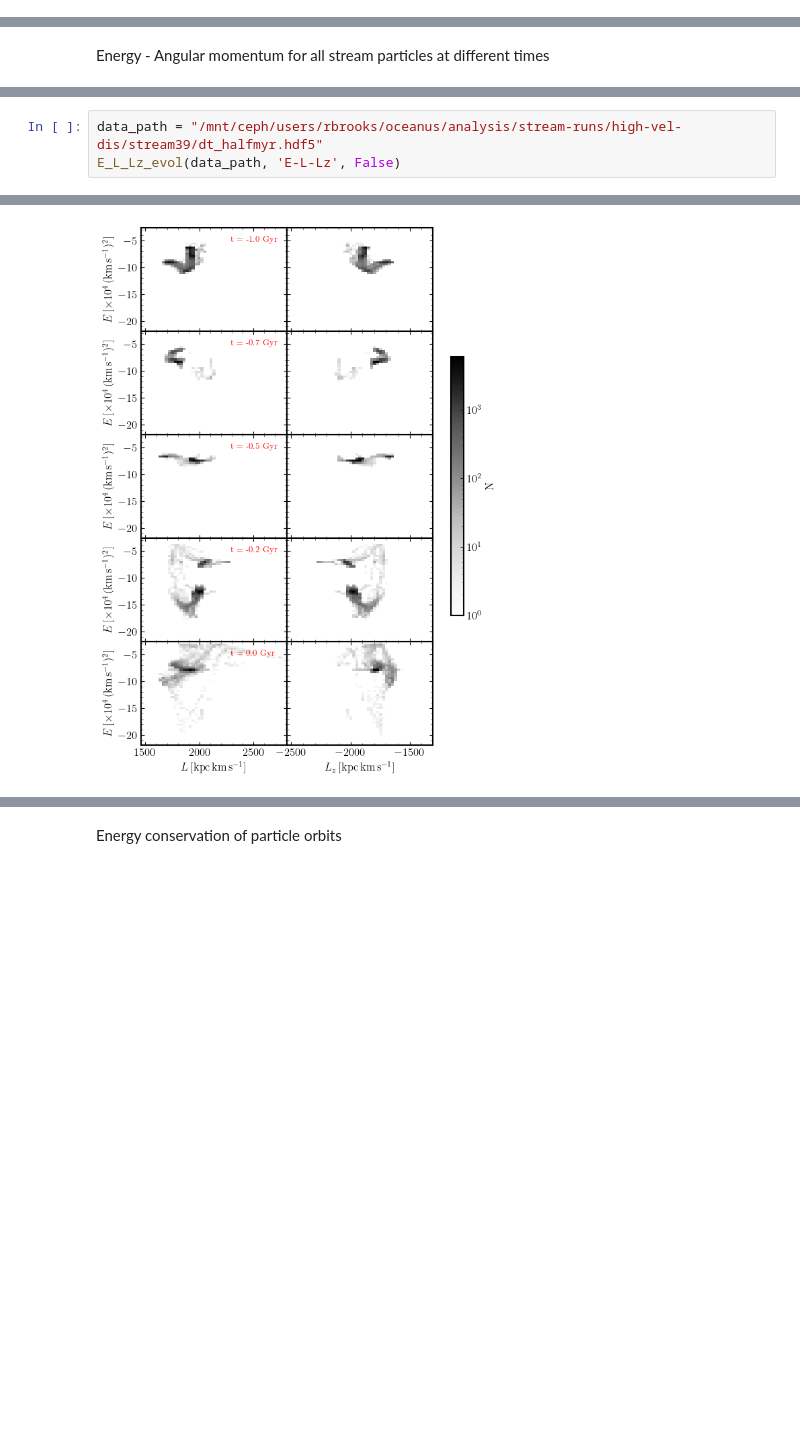
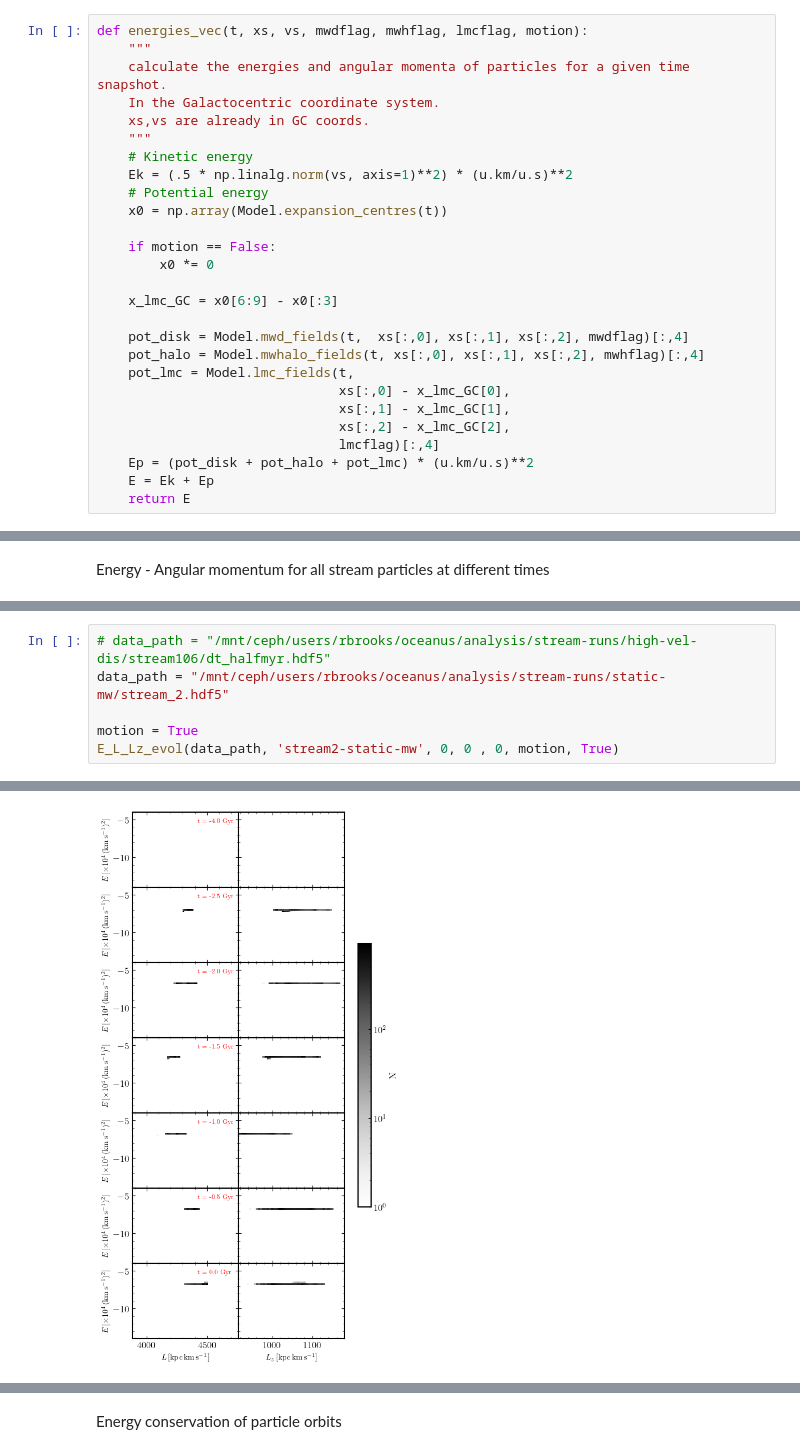
Before and after one commit to dc-broo3/oceanus, a Jupyter notebook: analysis/disc-numerics.ipynb, the cells around one changed output, grey strips where cells are left out. Drawn from its saved outputs; the diff is of its cells as text; blank space fills up the shorter version.

Commit message:
Correctly calculating the energies in the Galactocentric frame of refernce.

```diff
--- a/analysis/disc-numerics.ipynb
+++ b/analysis/disc-numerics.ipynb
@@ -35,6 +35,33 @@ cylcoefs::read_simple_coef_file: reading coefficients from file . . . success!!
 sphcache::read_sph_cache: trying to read cached table . . . success!!
 sphcache::read_sph_cache: trying to read cached table . . . success!!
 cylcache::read_cyl_cache: trying to read cached table . . . success!!
+# %%
+def energies_vec(t, xs, vs, mwdflag, mwhflag, lmcflag, motion):
+    """
+    calculate the energies and angular momenta of particles for a given time snapshot.
+    In the Galactocentric coordinate system.
+    xs,vs are already in GC coords.
+    """
+    # Kinetic energy
+    Ek = (.5 * np.linalg.norm(vs, axis=1)**2) * (u.km/u.s)**2
+    # Potential energy
+    x0 = np.array(Model.expansion_centres(t))
+
+    if motion == False:
+        x0 *= 0
+
+    x_lmc_GC = x0[6:9] - x0[:3]
+
+    pot_disk = Model.mwd_fields(t,  xs[:,0], xs[:,1], xs[:,2], mwdflag)[:,4]
+    pot_halo = Model.mwhalo_fields(t, xs[:,0], xs[:,1], xs[:,2], mwhflag)[:,4]
+    pot_lmc = Model.lmc_fields(t,
+                               xs[:,0] - x_lmc_GC[0],
+                               xs[:,1] - x_lmc_GC[1],
+                               xs[:,2] - x_lmc_GC[2],
+                               lmcflag)[:,4]
+    Ep = (pot_disk + pot_halo + pot_lmc) * (u.km/u.s)**2
+    E = Ek + Ep
+    return E
 # %% [markdown]
 Visualising in stream coordinates
 # %%
@@ -260,4 +333,7 @@ def E_L_Lz_evol(path, plotname, savefig=False):
 # %%
-data_path = "/mnt/ceph/users/rbrooks/oceanus/analysis/stream-runs/high-vel-dis/stream39/dt_halfmyr.hdf5"
-E_L_Lz_evol(data_path, 'E-L-Lz', False)
+# data_path = "/mnt/ceph/users/rbrooks/oceanus/analysis/stream-runs/high-vel-dis/stream106/dt_halfmyr.hdf5"
+data_path = "/mnt/ceph/users/rbrooks/oceanus/analysis/stream-runs/static-mw/stream_2.hdf5"
+
+motion = True
+E_L_Lz_evol(data_path, 'stream2-static-mw', 0, 0 , 0, motion, True)
 # %% [output]
@@ -264 +342 @@ E_L_Lz_evol(data_path, 'E-L-Lz', False)
-[figure, old version]
+[figure, new version]
```
Also changed, not shown: parts of 18 cells of this notebook, 1 other file.
